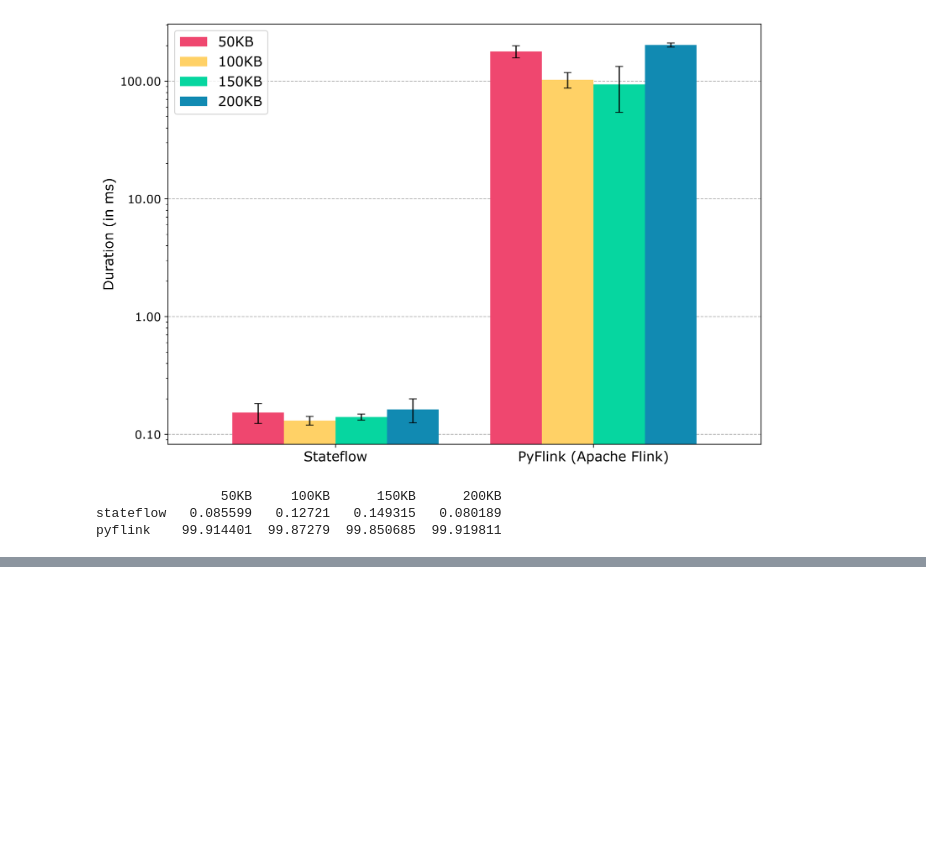
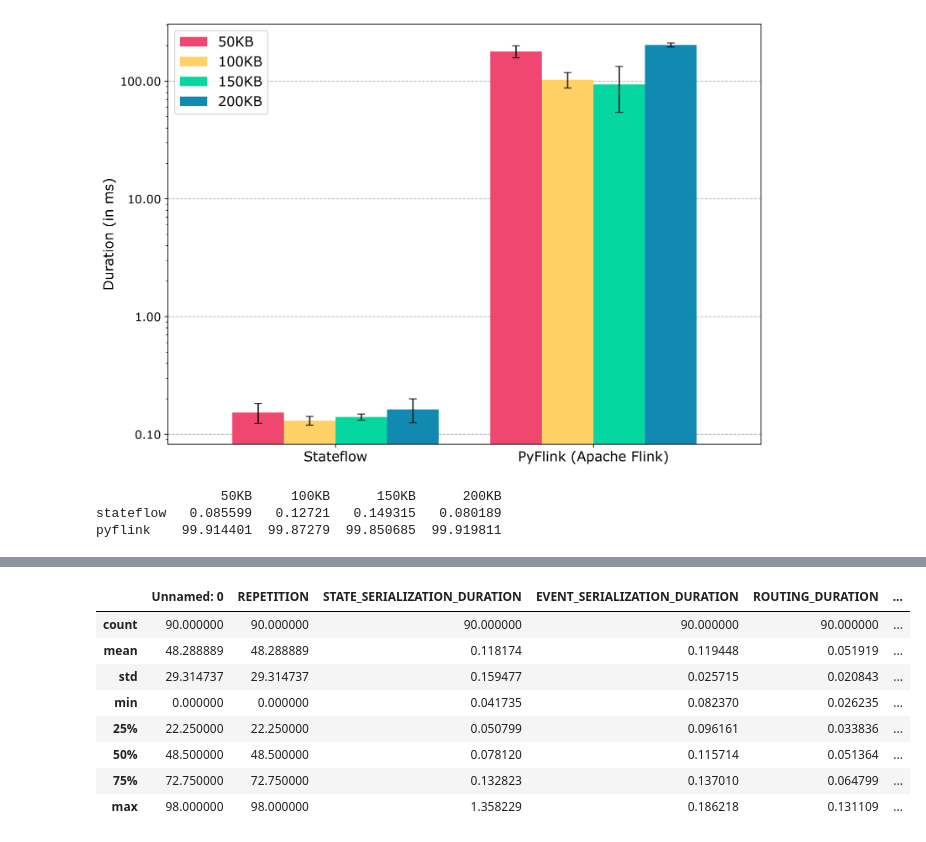
Before and after one commit to delftdata/stateflow-evaluation, a Jupyter notebook: results/overhead/overhead_results_with_runtime.ipynb, the cells around one changed output, grey strips where cells are left out. Saved outputs shown, nothing was run; the diff lists cells and outputs as text; code cells hidden in the pictures; blank space fills up the shorter version.

```diff
--- a/results/overhead/overhead_results_with_runtime.ipynb
+++ b/results/overhead/overhead_results_with_runtime.ipynb
@@ -1035,0 +1045,20 @@ pyflink    99.914401  99.87279  99.850685  99.919811
+# %%
+eg10_data = pd.read_csv("with_runtime/pyflink_10eg.csv")
+columns = ["PYFLINK", "EVENT_SERIALIZATION_DURATION"]
+for column in columns:
+    eg10_data = eg10_data[eg10_data[column] < eg10_data[column].quantile(0.95)]
+
+eg10_data["stateflow"] = eg10_data["ACTOR_CONSTRUCTOR"] + eg10_data["ROUTING_DURATION"] + eg10_data["EVENT_SERIALIZATION_DURATION"] + eg10_data["STATE_SERIALIZATION_DURATION"] + eg10_data["EXECUTION_GRAPH_TRAVERSAL"]
+eg10_data["pyflink"] = eg10_data["PYFLINK"] - KAFKA_ROUNDTRIP
+
+eg10_data.describe()
+# %% [output]
+|  | Unnamed: 0 | REPETITION | STATE_SERIALIZATION_DURATION | EVENT_SERIALIZATION_DURATION | ROUTING_DURATION | ... |
+| count | 90.000000 | 90.000000 | 90.000000 | 90.000000 | 90.000000 | ... |
+| mean | 48.288889 | 48.288889 | 0.118174 | 0.119448 | 0.051919 | ... |
+| std | 29.314737 | 29.314737 | 0.159477 | 0.025715 | 0.020843 | ... |
+| min | 0.000000 | 0.000000 | 0.041735 | 0.082370 | 0.026235 | ... |
+| 25% | 22.250000 | 22.250000 | 0.050799 | 0.096161 | 0.033836 | ... |
+| 50% | 48.500000 | 48.500000 | 0.078120 | 0.115714 | 0.051364 | ... |
+| 75% | 72.750000 | 72.750000 | 0.132823 | 0.137010 | 0.064799 | ... |
+| max | 98.000000 | 98.000000 | 1.358229 | 0.186218 | 0.131109 | ... |
```
Also changed, not shown: parts of 6 cells of this notebook, 1 other file.
